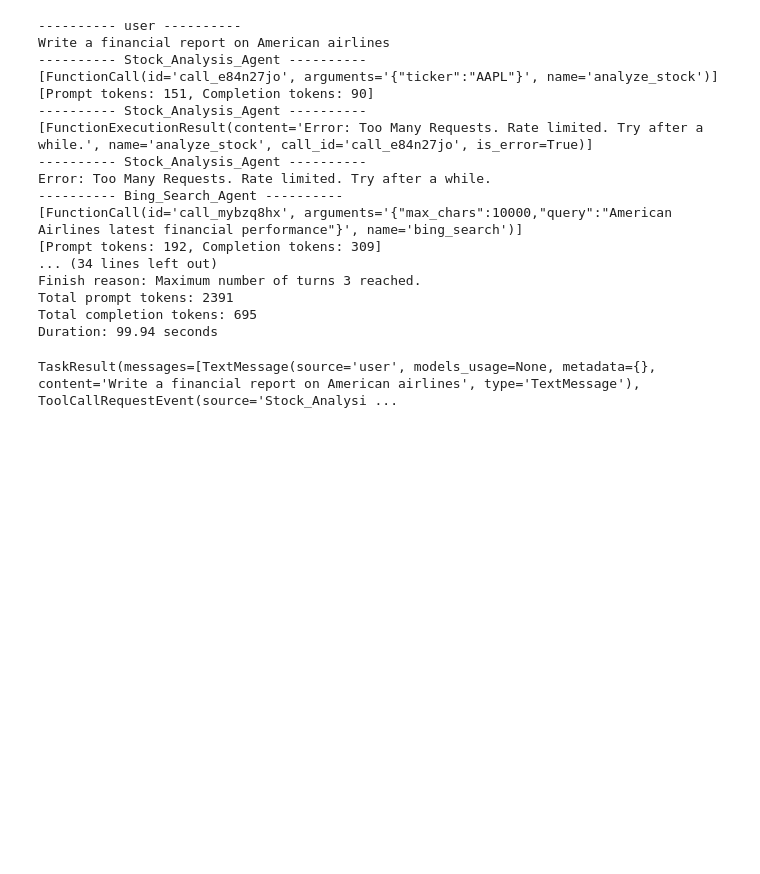
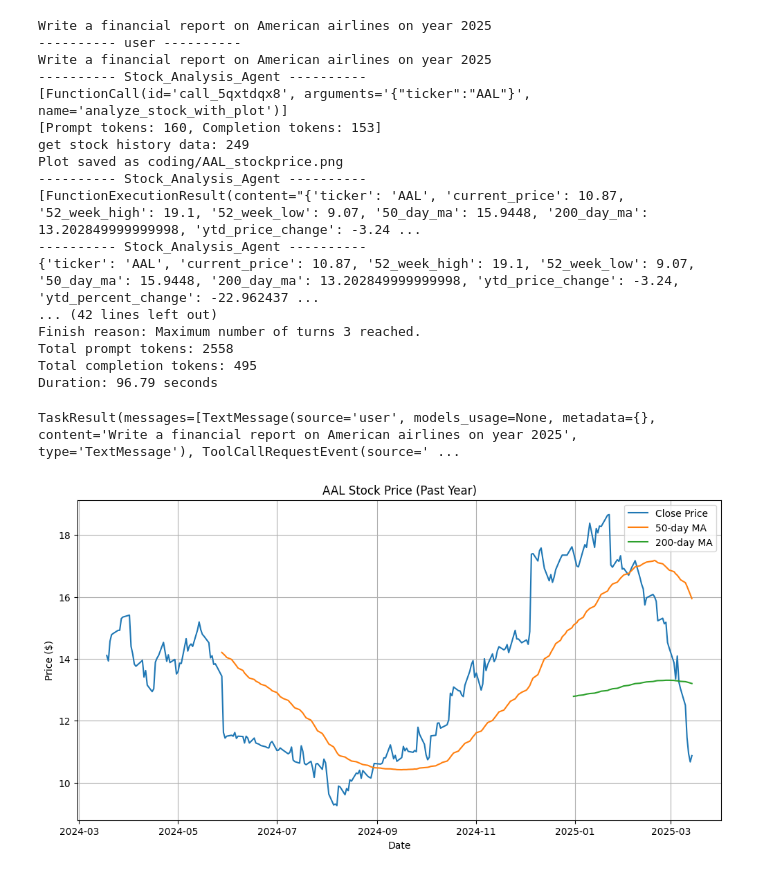
Before and after one commit to kevinlights/ai-agent-research, a Jupyter notebook: autogen/examples/company_research.ipynb, the cells around one changed output. Cells and saved outputs as stored; diff of their text form; code cells hidden in the pictures; blank space fills up the shorter version.

Commit message:
stock analysis

```diff
--- a/autogen/examples/company_research.ipynb
+++ b/autogen/examples/company_research.ipynb
@@ -115,6 +115,11 @@ def google_search(query: str, num_results: int = 2, max_chars: int = 500) -> lis
 
     return enriched_results
 
+def save_report(content: str):
+    report_path = "coding/report.md"
+    print(f"save report to {report_path}")
+    with open(report_path, "w") as f:
+        f.write(content)
 
 def analyze_stock(ticker: str) -> dict:  # type: ignore[type-arg]
     import os
@@ -215,7 +220,12 @@ google_search_tool = FunctionTool(
 bing_search_tool = FunctionTool(
     bing_search, description="Search Bing for information, returns results with a snippet and body content"
 )
-stock_analysis_tool = FunctionTool(analyze_stock, description="Analyze stock data and generate a plot")
+save_report_tool = FunctionTool(
+    save_report, description="Save report to file"
+)
+
+from stock import analyze_stock_with_plot
+stock_analysis_tool = FunctionTool(analyze_stock_with_plot, description="Analyze stock data and generate a plot")
 # %%
 model_client = OpenAIChatCompletionClient(
     # model="qwen2.5:14b",
@@ -256,29 +266,37 @@ report_agent = AssistantAgent(
     name="Report_Agent",
     # model_client=OpenAIChatCompletionClient(model="gpt-4o"),
     model_client=model_client,
+    tools=[save_report_tool],
     description="Generate a report based the search and results of stock analysis",
-    system_message="You are a helpful assistant that can generate a comprehensive report on a given topic based on search and stock analysis. When you done with generating the report, reply with TERMINATE.",
+    system_message="You are a helpful assistant that can generate a comprehensive report on a given topic based on search and stock analysis. When you done with generating the report, save report to file and reply with TERMINATE.",
 )
 # %%
 team = RoundRobinGroupChat([stock_analysis_agent, search_agent, report_agent], max_turns=3)
-stream = team.run_stream(task="Write a financial report on American airlines")
+
+from datetime import datetime
+from pytz import timezone
+year = datetime.now(tz=timezone("UTC")).strftime("%Y")
+task = f"Write a financial report on American airlines on year {year}"
+print(task)
+stream = team.run_stream(task=task)
 await Console(stream, output_stats=True)
 # %% [output]
+Write a financial report on American airlines on year 2025
 ---------- user ----------
-Write a financial report on American airlines
+Write a financial report on American airlines on year 2025
 ---------- Stock_Analysis_Agent ----------
-[FunctionCall(id='call_e84n27jo', arguments='{"ticker":"AAPL"}', name='analyze_stock')]
-[Prompt tokens: 151, Completion tokens: 90]
+[FunctionCall(id='call_5qxtdqx8', arguments='{"ticker":"AAL"}', name='analyze_stock_with_plot')]
+[Prompt tokens: 160, Completion tokens: 153]
+get stock history data: 249
+Plot saved as coding/AAL_stockprice.png
 ---------- Stock_Analysis_Agent ----------
-[FunctionExecutionResult(content='Error: Too Many Requests. Rate limited. Try after a while.', name='analyze_stock', call_id='call_e84n27jo', is_error=True)]
+[FunctionExecutionResult(content="{'ticker': 'AAL', 'current_price': 10.87, '52_week_high': 19.1, '52_week_low': 9.07, '50_day_ma': 15.9448, '200_day_ma': 13.202849999999998, 'ytd_price_change': -3.24 ...
 ---------- Stock_Analysis_Agent ----------
-Error: Too Many Requests. Rate limited. Try after a while.
----------- Bing_Search_Agent ----------
-[FunctionCall(id='call_mybzq8hx', arguments='{"max_chars":10000,"query":"American Airlines latest financial performance"}', name='bing_search')]
-[Prompt tokens: 192, Completion tokens: 309]
-... (34 lines left out)
+{'ticker': 'AAL', 'current_price': 10.87, '52_week_high': 19.1, '52_week_low': 9.07, '50_day_ma': 15.9448, '200_day_ma': 13.202849999999998, 'ytd_price_change': -3.24, 'ytd_percent_change': -22.962437 ...
+... (42 lines left out)
 Finish reason: Maximum number of turns 3 reached.
-Total prompt tokens: 2391
-Total completion tokens: 695
-Duration: 99.94 seconds
+Total prompt tokens: 2558
+Total completion tokens: 495
+Duration: 96.79 seconds
-TaskResult(messages=[TextMessage(source='user', models_usage=None, metadata={}, content='Write a financial report on American airlines', type='TextMessage'), ToolCallRequestEvent(source='Stock_Analysi ...
+TaskResult(messages=[TextMessage(source='user', models_usage=None, metadata={}, content='Write a financial report on American airlines on year 2025', type='TextMessage'), ToolCallRequestEvent(source=' ...
+[figure, added]
```
Also changed, not shown: 5 other files.
